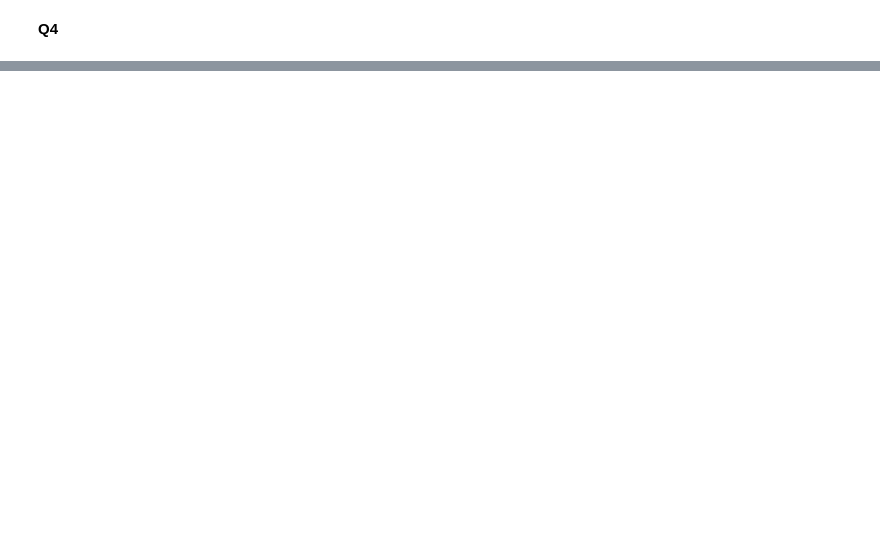
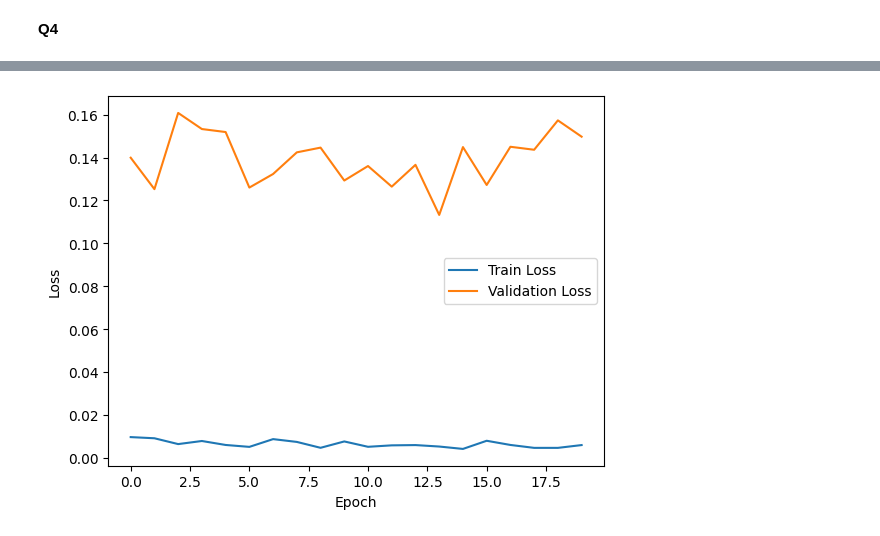
Before and after one commit to Afsah-Hyder/CV_recitation, a Jupyter notebook: CV_Assignment_01.ipynb, the cells around one changed output, grey strips where cells are left out. Saved outputs shown, nothing was run; the diff lists cells and outputs as text; code cells hidden in the pictures; blank space fills up the shorter version.

```diff
--- a/CV_Assignment_01.ipynb
+++ b/CV_Assignment_01.ipynb
@@ -211,0 +192,33 @@ print(Y_train)
+# %%
+import torch
+from torch import nn
+
+# Set random seed for consistency
+torch.manual_seed(1234)
+
+# Define the model class
+class MyModel(nn.Module):
+  def __init__(self):
+    super(MyModel, self).__init__()
+    self.layers = nn.Sequential(
+        nn.Flatten(),  # Flatten the input from (784,) to (784) for dense layers
+        nn.Linear(784, 250),
+        nn.ReLU(inplace=True),  # ReLU activation with inplace modification
+        nn.Linear(250, 100),
+        nn.ReLU(inplace=True),
+        nn.Linear(100, 45),
+        nn.ReLU(inplace=True),
+        nn.Linear(45, 20),
+        nn.ReLU(inplace=True),
+        nn.Linear(20, 10),
+    )
+
+  def forward(self, x):
+    x = self.layers(x)
+    return x
+
+# Create an instance of the model
+model = MyModel()
+
+# Define the loss function (same as TensorFlow)
+criterion = nn.CrossEntropyLoss()
@@ -211,0 +339,9 @@ print(Y_train)
+# %%
+plt.plot(train_accs, label='Train Loss')
+plt.plot(val_accs, label='Validation Loss')
+plt.xlabel('Epoch')
+plt.ylabel('Loss')
+plt.legend()
+plt.show()
+# %% [output]
+[figure, added]
```
Also changed, not shown: parts of 35 cells of this notebook.
